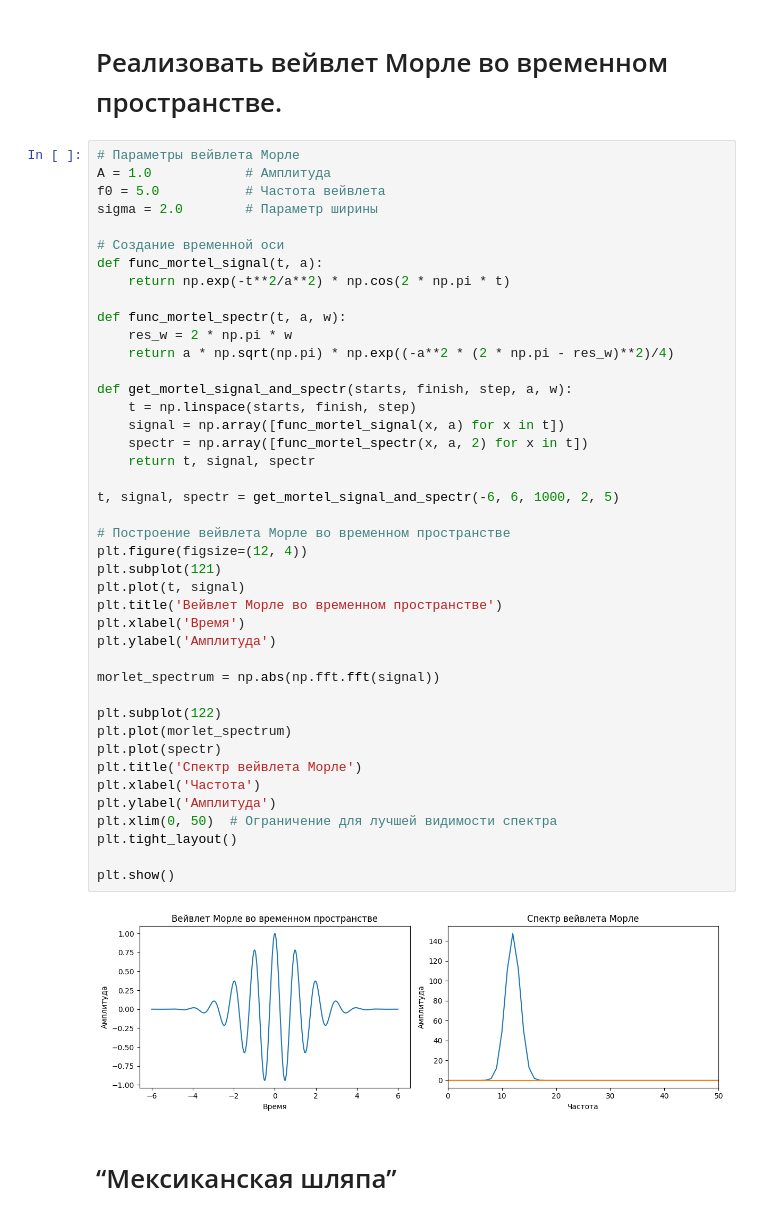
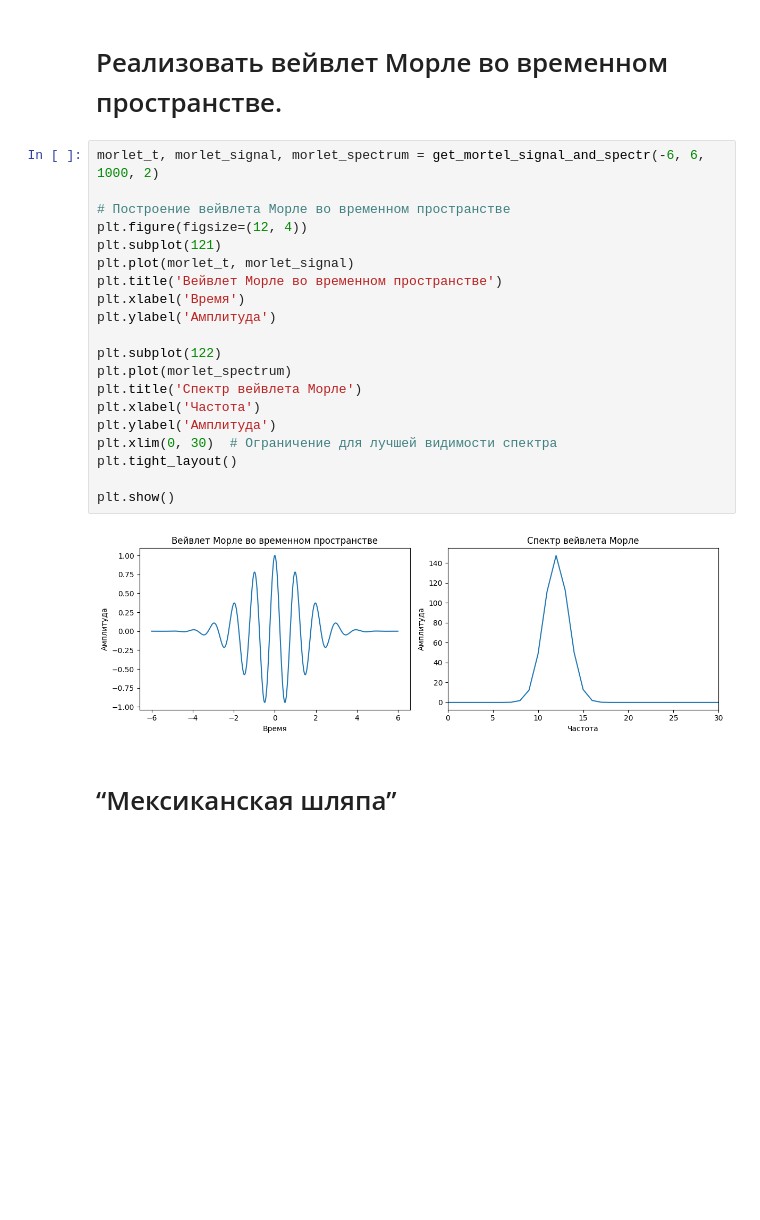
Before and after one commit to EmelyanovAlexey/digital_signal, a Jupyter notebook: lab_6.ipynb, the cells around one changed output. Saved outputs shown, nothing was run; the diff lists cells and outputs as text; blank space fills up the shorter version.

```diff
--- a/lab_6.ipynb
+++ b/lab_6.ipynb
@@ -11,48 +114,26 @@ from scipy.integrate import quad
 # %% [markdown]
 # Реализовать вейвлет Морле во временном пространстве.
 # %%
-# Параметры вейвлета Морле
-A = 1.0            # Амплитуда
-f0 = 5.0           # Частота вейвлета
-sigma = 2.0        # Параметр ширины
-
-# Создание временной оси
-def func_mortel_signal(t, a):
-    return np.exp(-t**2/a**2) * np.cos(2 * np.pi * t)
-
-def func_mortel_spectr(t, a, w):
-    res_w = 2 * np.pi * w
-    return a * np.sqrt(np.pi) * np.exp((-a**2 * (2 * np.pi - res_w)**2)/4)
-
-def get_mortel_signal_and_spectr(starts, finish, step, a, w):
-    t = np.linspace(starts, finish, step)
-    signal = np.array([func_mortel_signal(x, a) for x in t])
-    spectr = np.array([func_mortel_spectr(x, a, 2) for x in t])
-    return t, signal, spectr
-
-t, signal, spectr = get_mortel_signal_and_spectr(-6, 6, 1000, 2, 5)
+morlet_t, morlet_signal, morlet_spectrum = get_mortel_signal_and_spectr(-6, 6, 1000, 2)
 
 # Построение вейвлета Морле во временном пространстве
 plt.figure(figsize=(12, 4))
 plt.subplot(121)
-plt.plot(t, signal)
+plt.plot(morlet_t, morlet_signal)
 plt.title('Вейвлет Морле во временном пространстве')
 plt.xlabel('Время')
 plt.ylabel('Амплитуда')
 
-morlet_spectrum = np.abs(np.fft.fft(signal))
-
 plt.subplot(122)
 plt.plot(morlet_spectrum)
-plt.plot(spectr)
 plt.title('Спектр вейвлета Морле')
 plt.xlabel('Частота')
 plt.ylabel('Амплитуда')
-plt.xlim(0, 50)  # Ограничение для лучшей видимости спектра
+plt.xlim(0, 30)  # Ограничение для лучшей видимости спектра
 plt.tight_layout()
 
 plt.show()
 # %% [output]
-[figure, old version]
+[figure, new version]
 # %% [markdown]
 # “Мексиканская шляпа”
```
Also changed, not shown: parts of 12 cells of this notebook, 6 other files.
